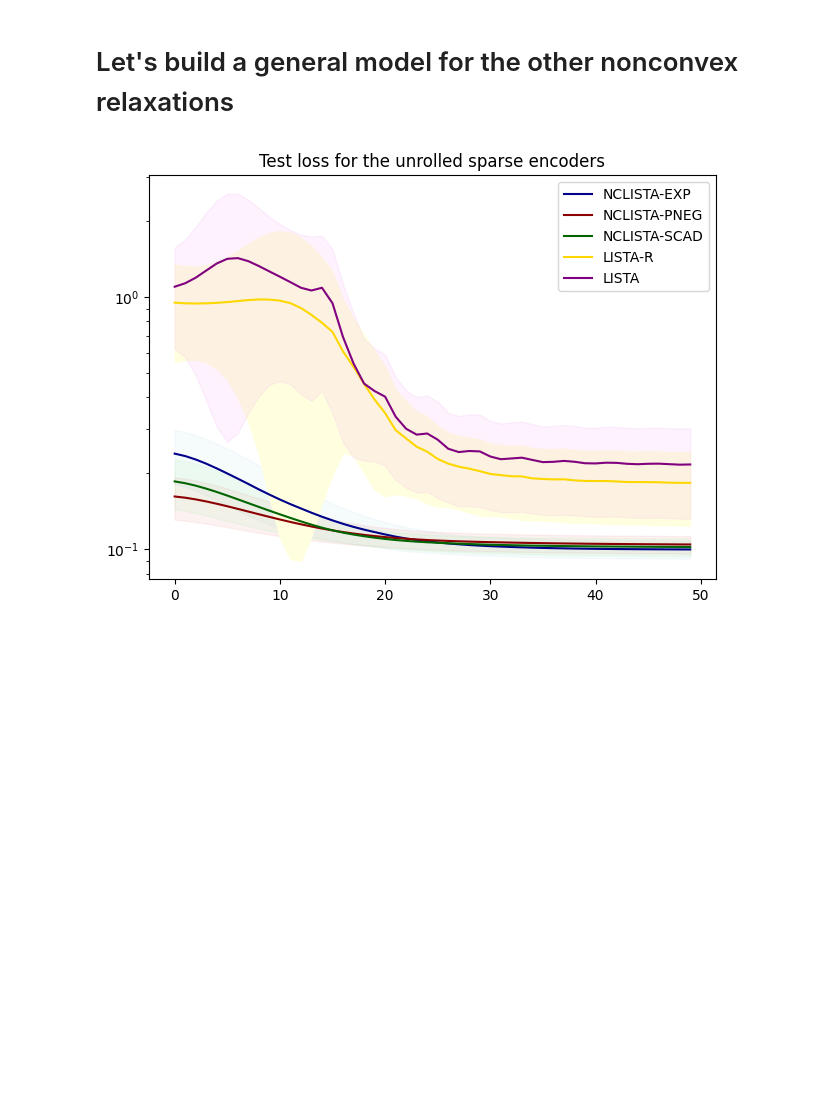
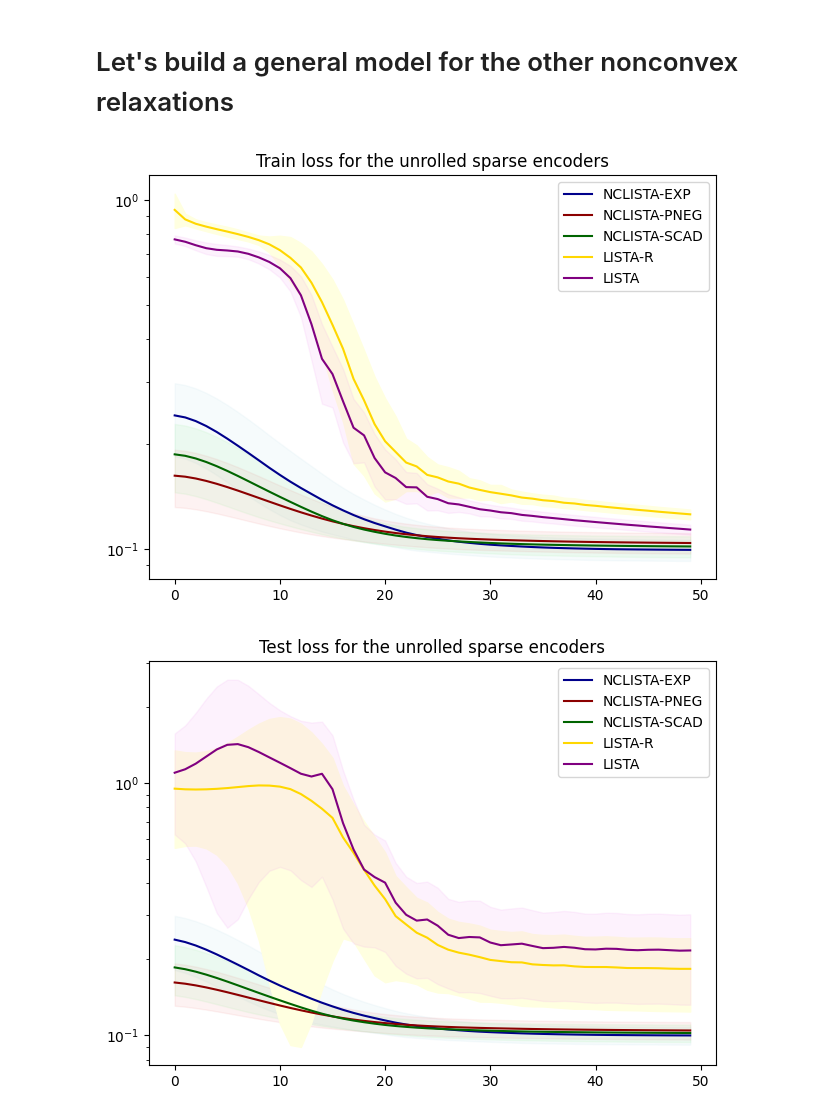
Before and after one commit to LeoDiNino97/NonconvexSparseLearningUnrolledSCA, a Jupyter notebook: Sparse analysis/Nonconvex_Sparse_L2O.ipynb, the cells around one changed output. Saved outputs shown, nothing was run; the diff lists cells and outputs as text; code cells hidden in the pictures; blank space fills up the shorter version.

```diff
--- a/Sparse analysis/Nonconvex_Sparse_L2O.ipynb
+++ b/Sparse analysis/Nonconvex_Sparse_L2O.ipynb
@@ -712,6 +712,49 @@ for T in tqdm(range(100)):
     NCLISTA_scad_test_loss[:,T] = test_loss_3
     LISTA_R_test_loss[:,T] = test_loss_4
     LISTA_test_loss[:,T] = test_loss_5
+# %%
+# Plot for Test Loss
+plt.plot(np.mean(NCLISTA_exp_train_loss, axis = 1), label='NCLISTA-EXP', color='darkblue')
+plt.fill_between(range(num_epochs),
+                    np.mean(NCLISTA_exp_train_loss, axis = 1) - np.std(NCLISTA_exp_train_loss, axis = 1),
+                    np.mean(NCLISTA_exp_train_loss, axis = 1) + np.std(NCLISTA_exp_train_loss, axis = 1),
+                    color='lightblue',
+                    alpha=0.1)
+
+plt.plot(np.mean(NCLISTA_pneg_train_loss, axis = 1), label='NCLISTA-PNEG', color='darkred')
+plt.fill_between(range(num_epochs),
+                    np.mean(NCLISTA_pneg_train_loss, axis = 1) - np.std(NCLISTA_pneg_train_loss, axis = 1),
+                    np.mean(NCLISTA_pneg_train_loss, axis = 1) + np.std(NCLISTA_pneg_train_loss, axis = 1),
+                    color='lightcoral',
+                    alpha=0.1)
+
+plt.plot(np.mean(NCLISTA_scad_train_loss, axis = 1), label='NCLISTA-SCAD', color='darkgreen')
+plt.fill_between(range(num_epochs),
+                    np.mean(NCLISTA_scad_train_loss, axis = 1) - np.std(NCLISTA_scad_train_loss, axis = 1),
+                    np.mean(NCLISTA_scad_train_loss, axis = 1) + np.std(NCLISTA_scad_train_loss, axis = 1),
+                    color='lightgreen',
+                    alpha=0.1)
+
+plt.plot(np.mean(LISTA_R_train_loss, axis = 1), label='LISTA-R', color='gold')
+plt.fill_between(range(num_epochs),
+                    np.mean(LISTA_R_train_loss, axis = 1) - np.std(LISTA_R_train_loss, axis = 1),
+                    np.mean(LISTA_R_train_loss, axis = 1) + np.std(LISTA_R_train_loss, axis = 1),
+                    color='lightyellow',
+                    alpha=1)
+
+plt.plot(np.mean(LISTA_train_loss, axis = 1), label='LISTA', color='purple')
+plt.fill_between(range(num_epochs),
+                    np.mean(LISTA_train_loss, axis = 1) - np.std(LISTA_train_loss, axis = 1),
+                    np.mean(LISTA_train_loss, axis = 1) + np.std(LISTA_train_loss, axis = 1),
+                    color='violet',
+                    alpha=0.1)
+plt.legend()
+plt.title('Train loss for the unrolled sparse encoders')
+plt.yscale('log')
+plt.tight_layout()
+plt.show()
+# %% [output]
+[figure, added]
 # %%
 # Plot for Test Loss
 plt.plot(np.mean(NCLISTA_exp_test_loss, axis = 1), label='NCLISTA-EXP', color='darkblue')
```
